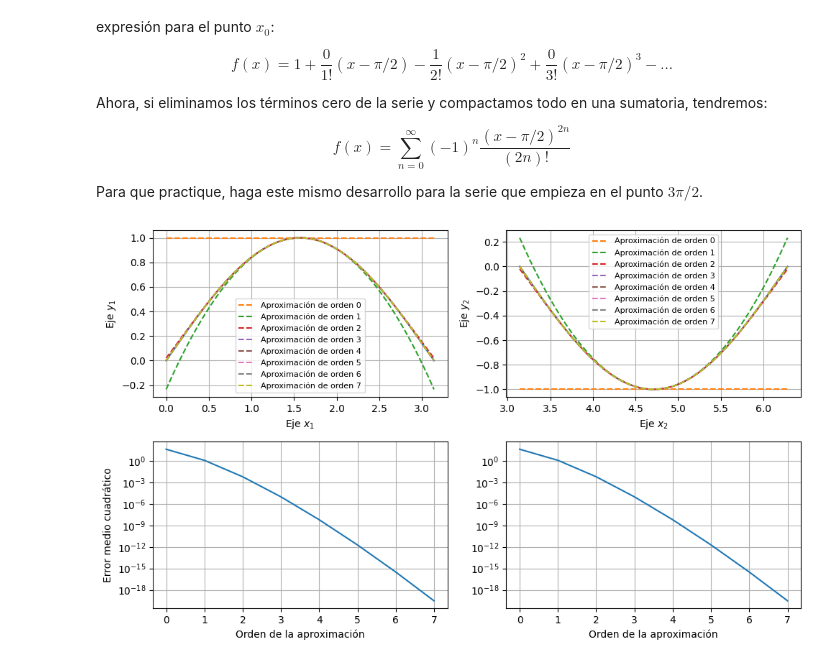
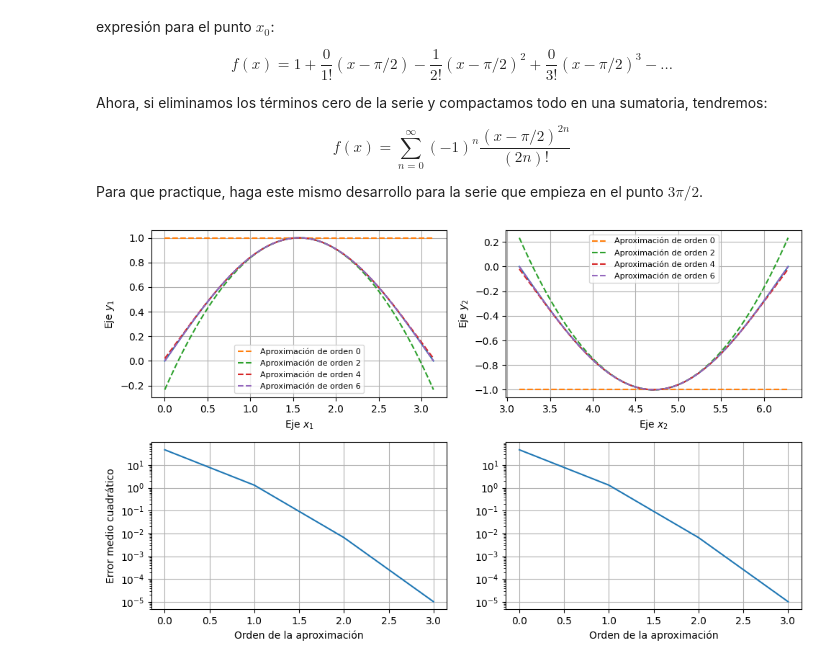
Before and after one commit to apreziosir86/Numerical_methods, a Jupyter notebook: Taylor series/Taylor_sin_example.ipynb, the cells around one changed output. Drawn from its saved outputs; the diff is of its cells as text; code cells hidden in the pictures.

```diff
--- a/Taylor series/Taylor_sin_example.ipynb
+++ b/Taylor series/Taylor_sin_example.ipynb
@@ -36,7 +36,7 @@ Y0 = np.sin(X0)
 Y1 = np.sin(X1)
 # %%
 # Aproximaciones
-n = 8 # Numero de términos que quiero que aparezcan en la serie
+n = 4 # Numero de términos que quiero que aparezcan en la serie
 
 # Definiendo los vectores donde se guardan las aproximaciones de la función
 fx0 = np.zeros_like(X0)
@@ -56,7 +56,7 @@ ax[0, 1].plot(X1, Y1)
 for i in range(0, n):
     # Aproximación de pi/2
     fx0 += (-1) ** i * (X0 - x0) ** (2 * i) / (np.math.factorial(2 * i))
-    nombre1 = 'Aproximación de orden %.0f'%(i)
+    nombre1 = 'Aproximación de orden %.0f'%(2 * i)
     ax[0, 0].plot(X0, fx0, label=nombre1, linestyle='--')
 
     # Aproximación desde 3 pi / 2
@@ -66,31 +66,31 @@ for i in range(0, n):
     # Recolectando error de la aproximación
     oE.append(i)
     E1.append(np.linalg.norm(fx0 - Y0) ** 2)
     E2.append(np.linalg.norm(fx1 - Y1) ** 2)
 
 # Estas son las gráficas de los errores en semilogarítmico. Es decir, el eje
 # x está en escala normal, y el eje y en escala logarítmica
 ax[1, 0].semilogy(oE, E1)
 ax[1, 1].semilogy(oE, E2)
 
 # Comandos para poder títulos y cosas en el área de gráficos
 ax[0, 0].set_xlabel('Eje $x_1$')
 ax[0, 1].set_xlabel('Eje $x_2$')
 ax[0, 0].set_ylabel('Eje $y_1$')
 ax[0, 1].set_ylabel('Eje $y_2$')
 ax[1, 0].set_ylabel('Error medio cuadrático')
 ax[1, 0].set_xlabel('Orden de la aproximación')
 ax[1, 1].set_xlabel('Orden de la aproximación')
 
 # Encendiendo las cuadrículas en los 4 gráficos
 ax[0, 0].grid()
 ax[0, 1].grid()
 ax[1, 0].grid()
 ax[1, 1].grid()
 
 # Poniendo las leyendas en los lugares que aplica
 ax[0, 0].legend(fontsize=8)
 ax[0, 1].legend(fontsize=8)
 plt.tight_layout()
 # %% [output]
-[figure, old version]
+[figure, new version]
```
